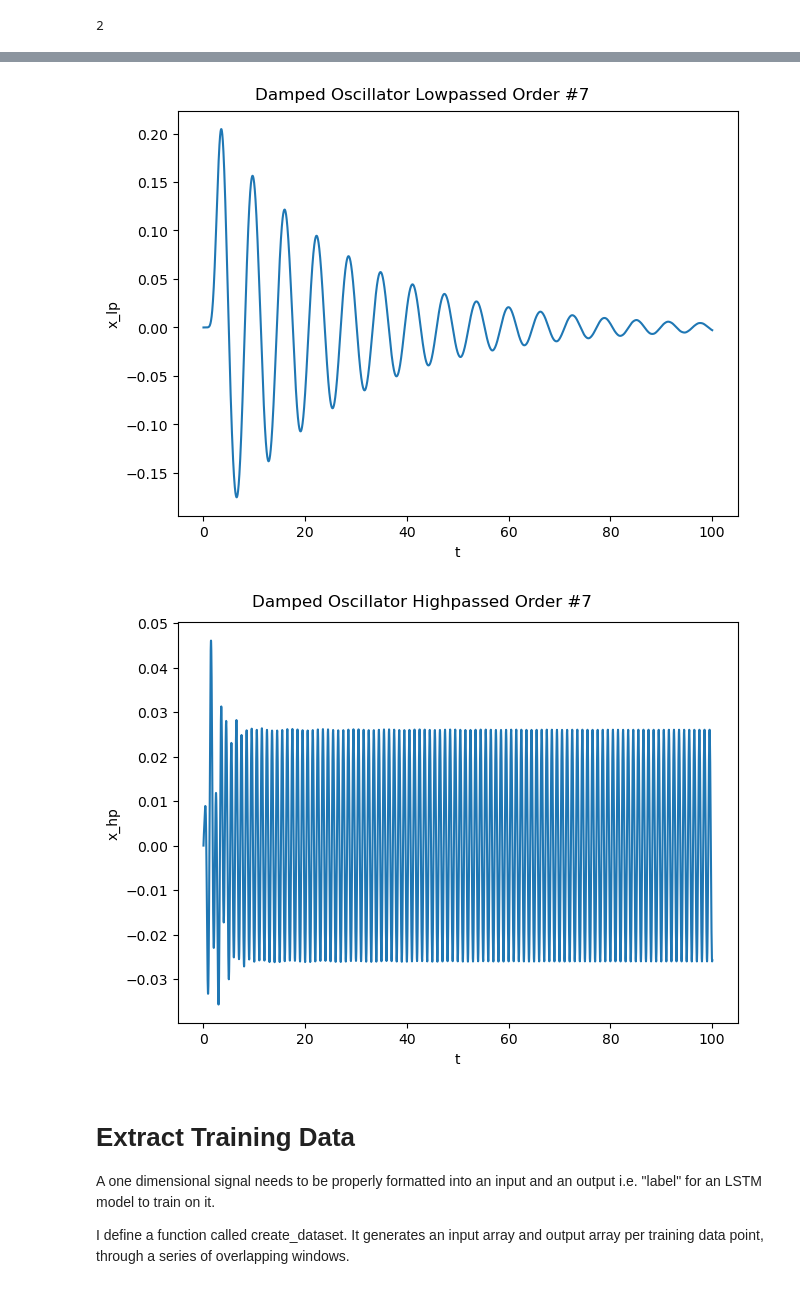
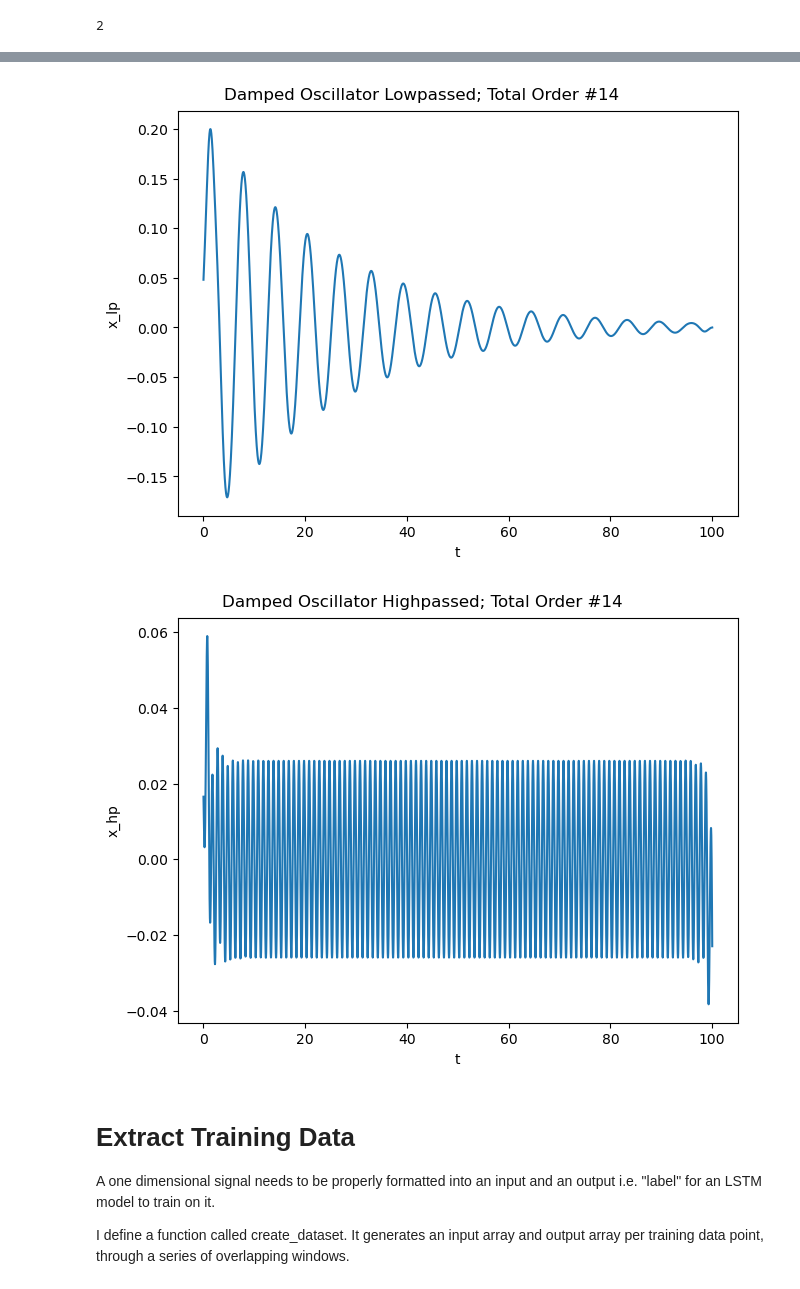
Before and after one commit to gaoadam/dynamicmodel, a Jupyter notebook: lstm_predictions_filtered.ipynb, the cells around one changed output, grey strips where cells are left out. Cells and saved outputs as stored; diff of their text form; code cells hidden in the pictures.

```diff
--- a/lstm_predictions_filtered.ipynb
+++ b/lstm_predictions_filtered.ipynb
@@ -40,14 +42,14 @@ I try to use a high enough order number to approximate the effect of a perfect b
 butter_N = 7
 
 #Lowpass filter
-lp = signal.butter(N=butter_N, Wn=.00008, btype='lowpass', fs=.01, output='sos')
+lp_b, lp_a = signal.butter(N=butter_N, Wn=.00008, btype='lowpass', fs=.01, output='ba')
 #Highpass filter
-hp = signal.butter(N=butter_N, Wn=.00008, btype='highpass', fs=.01, output='sos')
+hp_b, hp_a = signal.butter(N=butter_N, Wn=.00008, btype='highpass', fs=.01, output='ba')
 
 #Apply Lowpass filter
-df1['x_lp'] = signal.sosfilt(lp, df1['x'])
+df1['x_lp'] = signal.filtfilt(a=lp_a, b=lp_b, x=df1['x'], method='gust')
 #Apply Highpass filter
-df1['x_hp'] = signal.sosfilt(hp, df1['x'])
+df1['x_hp'] = signal.filtfilt(a=hp_a, b=hp_b, x=df1['x'], method='gust')
 # %%
 np.shape(df1[['t', 'x_lp']].to_numpy())[1]
 # %% [output]
@@ -55,12 +57,12 @@ np.shape(df1[['t', 'x_lp']].to_numpy())[1]
 # %%
 #Plot lowpassed and highpassed signals
 dm.plot_df(df=df1[['t', 'x']], title='Damped Oscillator')
-dm.plot_df(df=df1[['t', 'x_lp']], title='Damped Oscillator Lowpassed Order #{}'.format(str(butter_N)))
-dm.plot_df(df=df1[['t', 'x_hp']], title='Damped Oscillator Highpassed Order #{}'.format(str(butter_N)))
+dm.plot_df(df=df1[['t', 'x_lp']], title='Damped Oscillator Lowpassed; Total Order #{}'.format(str(butter_N*2)))
+dm.plot_df(df=df1[['t', 'x_hp']], title='Damped Oscillator Highpassed; Total Order #{}'.format(str(butter_N*2)))
 # %% [output]
 [figure]
-[figure, old version]
+[figure, new version]
-[figure, old version]
+[figure, new version]
 # %% [markdown]
 # Extract Training Data
 
```
Also changed, not shown: parts of 1 cell of this notebook, 1 other file.
